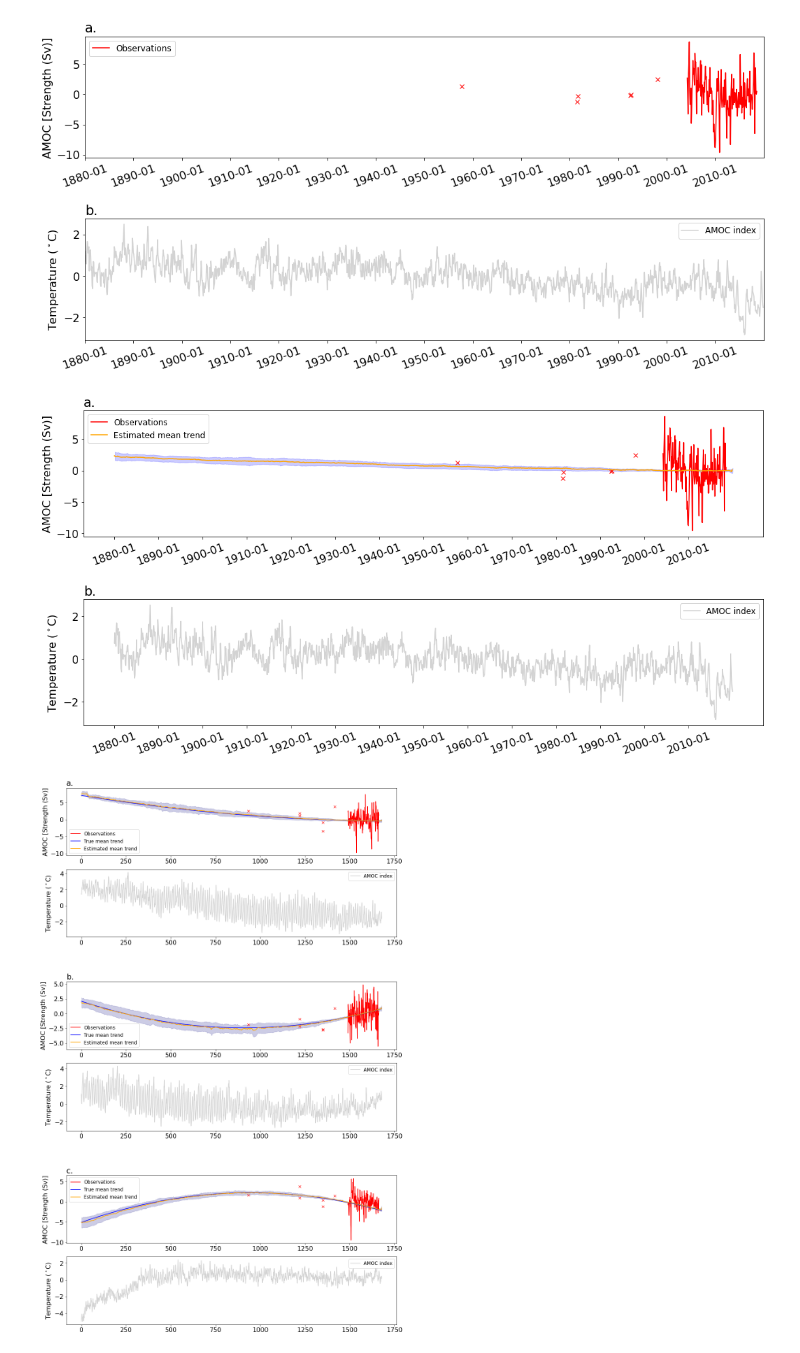
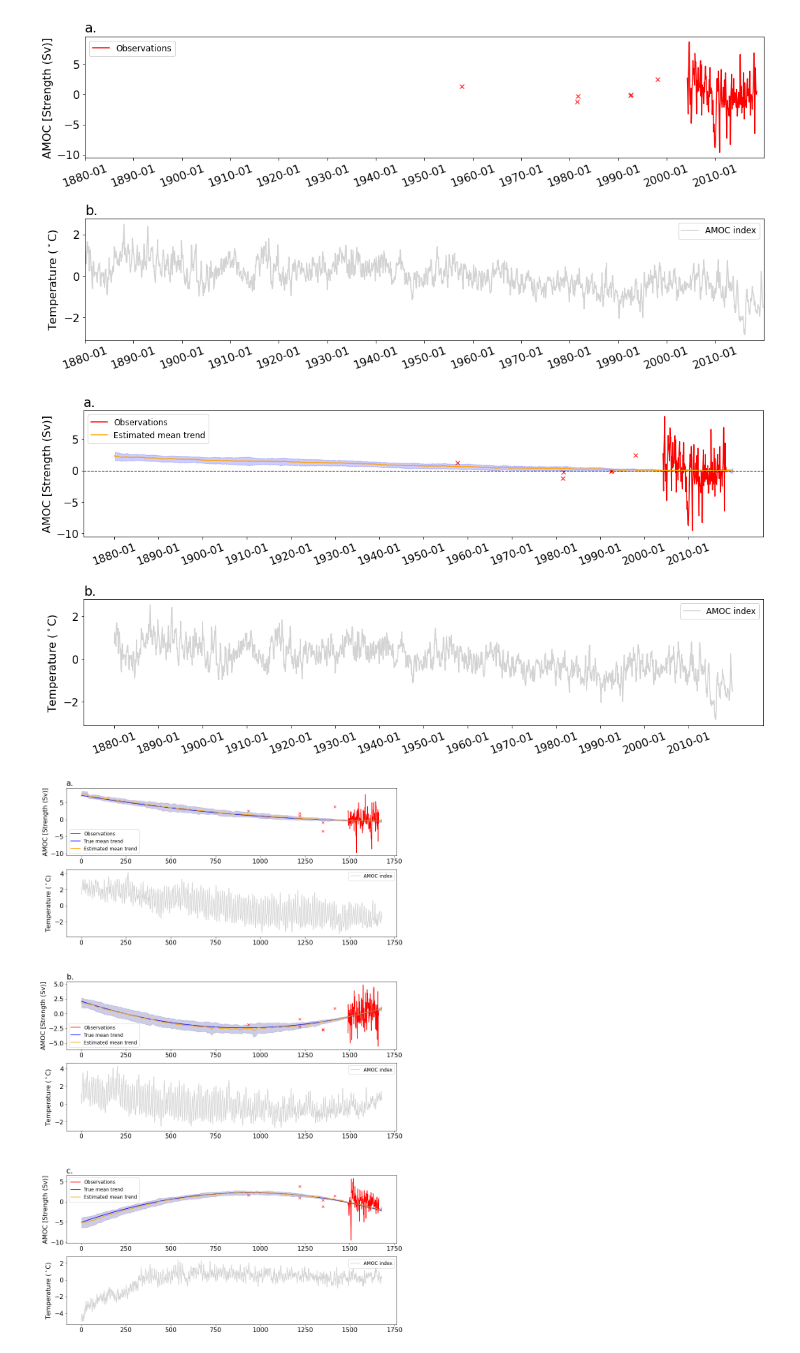
Before and after one commit to yizichenguc/AMOC_VAE, a Jupyter notebook: MS_plots.ipynb, the cells around one changed output. Drawn from its saved outputs; the diff is of its cells as text; code cells hidden in the pictures.

```diff
--- a/MS_plots.ipynb
+++ b/MS_plots.ipynb
@@ -88,34 +88,35 @@ ci = 1.96 * std
 
 # AMOC plot
 foo = plt.figure(figsize=(15, 7))
 plt.subplot(2, 1, 1)
 plt.tight_layout()
 for i in range(6):
     plt.plot(AMOC.index[i], AMOC.values[i], c='red', marker='x')
 plt.plot(AMOC.index[6:], AMOC.values[6:], c='red', label='Observations')
 plt.plot(mean, c='orange', label='Estimated mean trend')
 plt.fill_between(np.linspace(1, len(AMOC_Obs), len(AMOC_Obs)), (mean-ci), (mean+ci), color='b', alpha=.2)
 # xticks for every 10 years
 xlocs=np.arange(0, len(AMOC_Obs), step=120)
 plt.xticks(xlocs, AMOC_Obs['datetime'][xlocs], rotation=20)
 # plt.xlim((0, len(AMOC_Obs)))
+plt.axhline(y=0, color='black', linestyle='--', lw=1)
 plt.ylabel(r'AMOC [Strength (Sv)]')
 plt.title('a.', loc = 'left')
 plt.legend()
 
 # AMOC index plot
 plt.subplot(2, 1, 2)
 plt.plot(AMOC_index, c='lightgray', label='AMOC index')
 plt.xticks(xlocs, AMOC_Obs['datetime'][xlocs], rotation=20)
 # plt.xlim((0, len(AMOC_Obs)))
 plt.ylabel('Temperature ($^\circ$C)')
 plt.title('b.', loc = 'left')
 plt.legend()
 
 plt.subplots_adjust(hspace=0.5)
 # foo.savefig(save_file + 'Obs_pred_para.png', bbox_inches='tight')
 # %% [output]
-[figure, old version]
+[figure, new version]
 # %%
 # # Get some example for testing data set###
 
```
Also changed, not shown: parts of 2 cells of this notebook, 3 other files.
